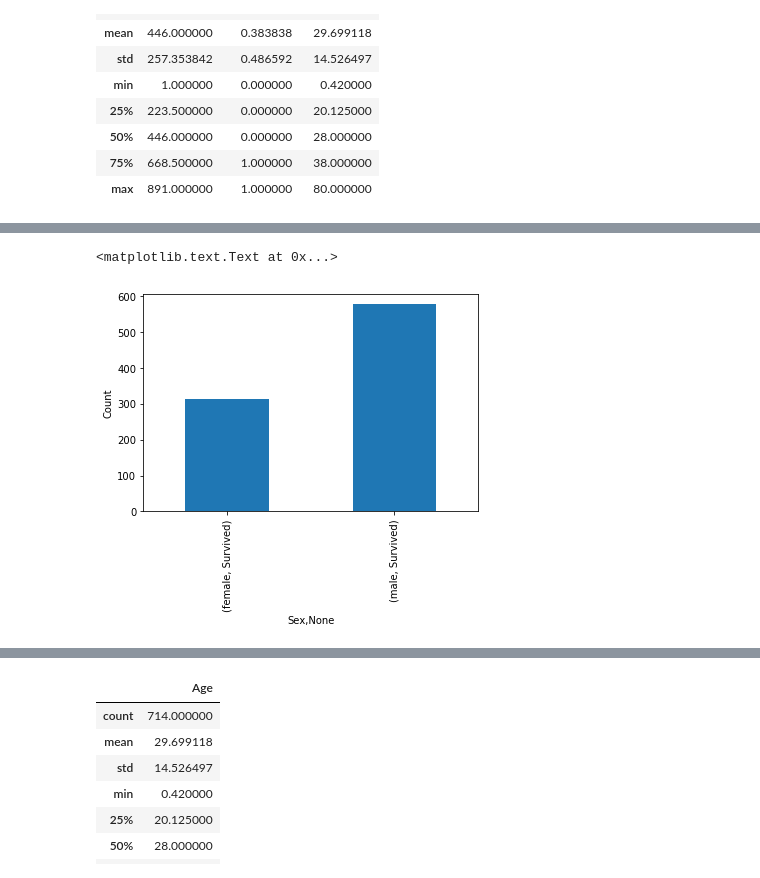
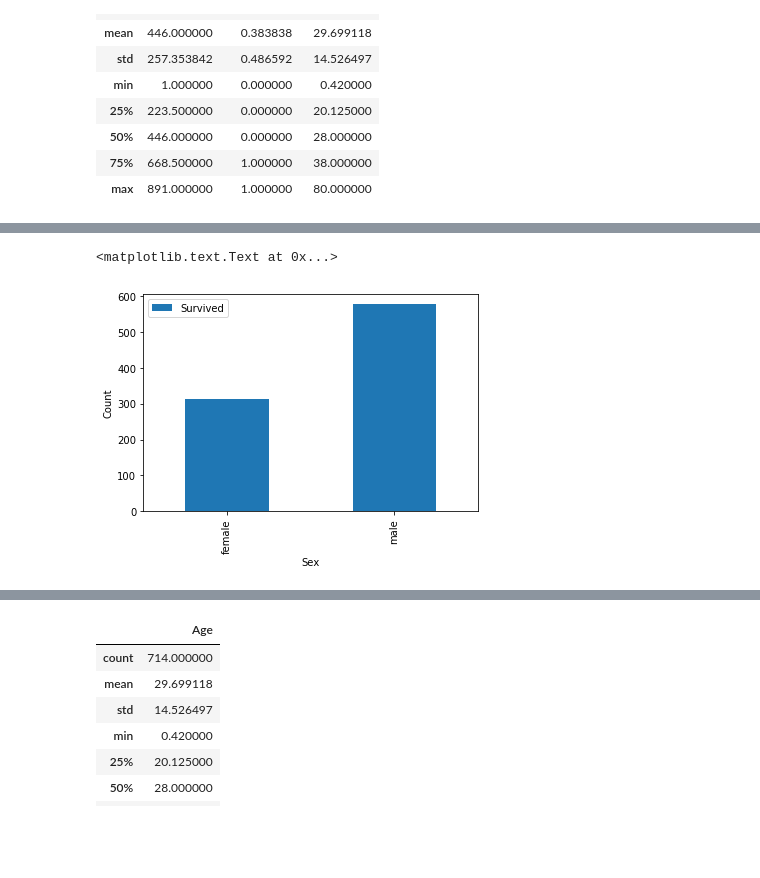
Before and after one commit to kmusante/titanic_data, a Jupyter notebook: titanic.ipynb, the cells around one changed output, grey strips where cells are left out. Drawn from its saved outputs; the diff is of its cells as text; code cells hidden in the pictures; blank space fills up the shorter version.

```diff
--- a/titanic.ipynb
+++ b/titanic.ipynb
@@ -60,6 +213,5 @@ titanic_data[['PassengerId', 'Survived', 'Sex', 'Age']].describe()
 # %%
-
-titanic_data.groupby(['Sex' ])[['Survived']].count().stack().plot(kind='bar').set_ylabel('Count')
+titanic_data.groupby(['Sex'])[['Survived']].count().plot(kind='bar').set_ylabel('Count')
 # %% [output]
 <matplotlib.text.Text at 0x...>
-[figure, old version]
+[figure, new version]
```
Also changed, not shown: parts of 21 cells of this notebook.
